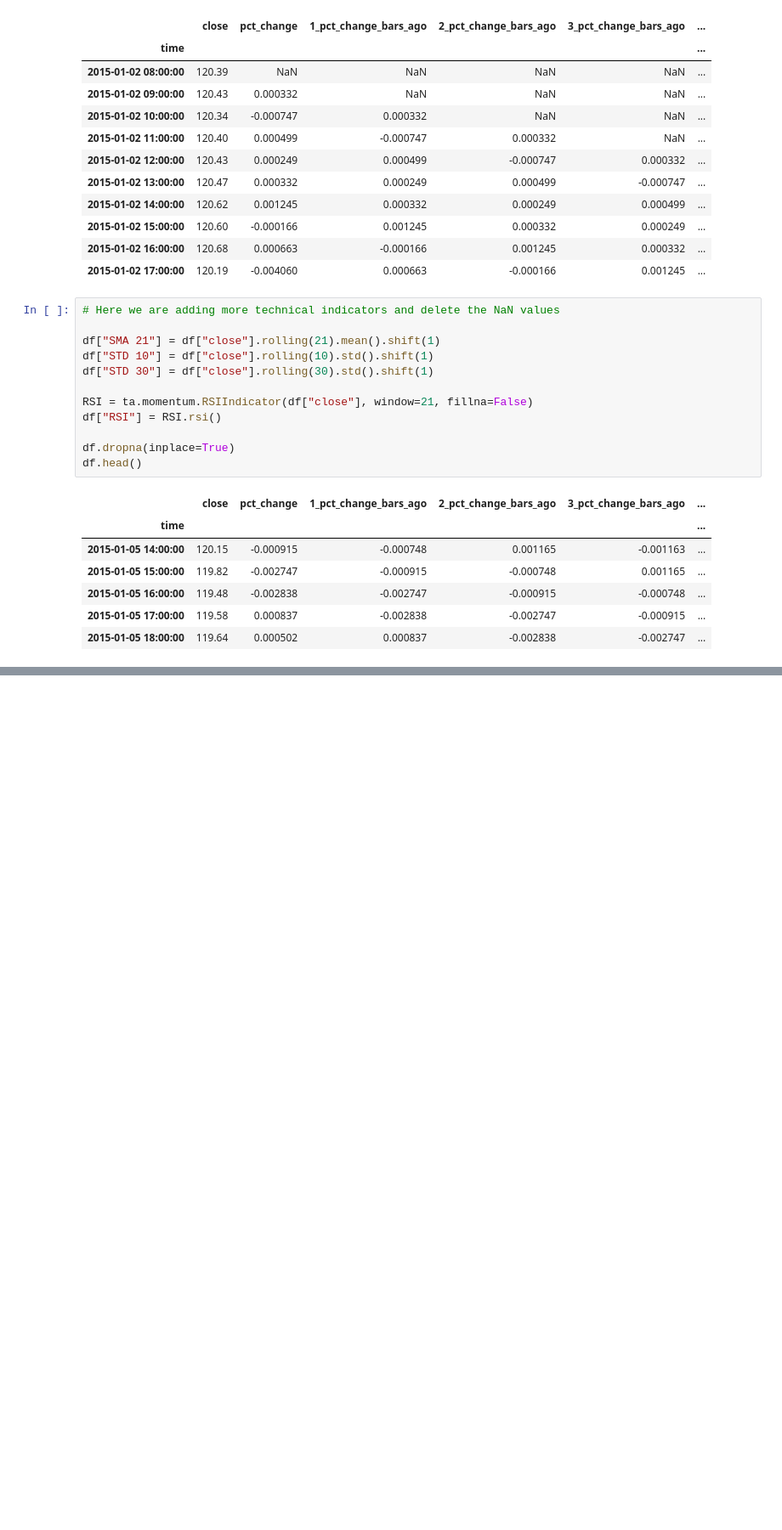
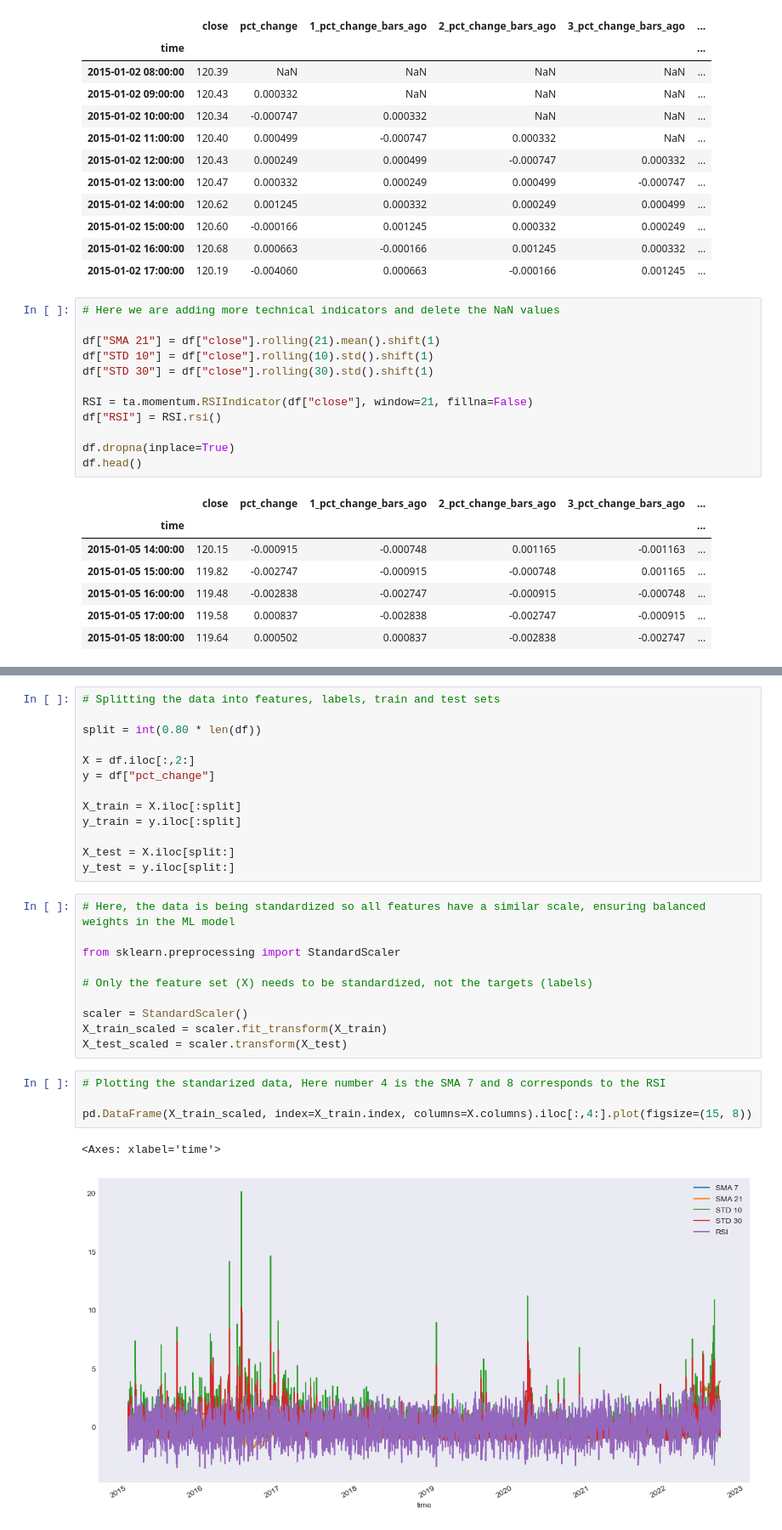
Before and after one commit to YarosInter/Time-Series-LinearRegression, a Jupyter notebook: LinearRegression Model.ipynb, the cells around one changed output, grey strips where cells are left out. Shown: that part at 85% size. Drawn from its saved outputs; the diff is of its cells as text; blank space fills up the shorter version.

Commit message:
split data into train and test sets, X_train and X_test sets stadarized

```diff
--- a/LinearRegression Model.ipynb
+++ b/LinearRegression Model.ipynb
@@ -169,0 +172,30 @@ df[["SMA 7", "SMA 21", "STD 10", "STD 30", "RSI"]].loc["2020"].plot(figsize=(15,
+# %%
+# Splitting the data into features, labels, train and test sets
+
+split = int(0.80 * len(df))
+
+X = df.iloc[:,2:]
+y = df["pct_change"]
+
+X_train = X.iloc[:split]
+y_train = y.iloc[:split]
+
+X_test = X.iloc[split:]
+y_test = y.iloc[split:]
+# %%
+# Here, the data is being standardized so all features have a similar scale, ensuring balanced weights in the ML model
+
+from sklearn.preprocessing import StandardScaler
+
+# Only the feature set (X) needs to be standardized, not the targets (labels)
+
+scaler = StandardScaler()
+X_train_scaled = scaler.fit_transform(X_train)
+X_test_scaled = scaler.transform(X_test)
+# %%
+# Plotting the standarized data, Here number 4 is the SMA 7 and 8 corresponds to the RSI
+
+pd.DataFrame(X_train_scaled, index=X_train.index, columns=X.columns).iloc[:,4:].plot(figsize=(15, 8))
+# %% [output]
+<Axes: xlabel='time'>
+[figure, added]
```
Also changed, not shown: parts of 6 cells of this notebook.
